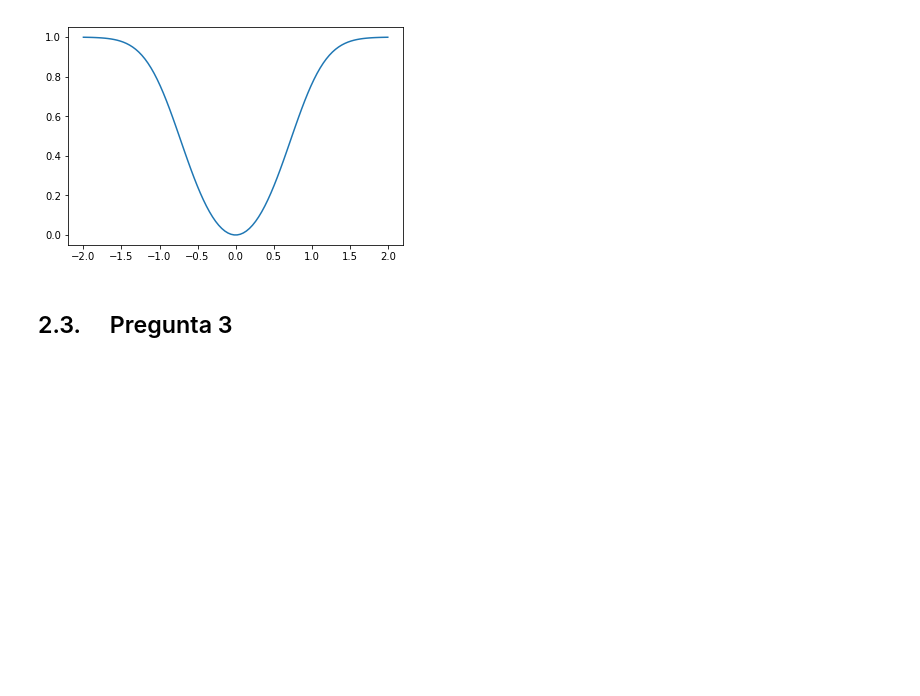
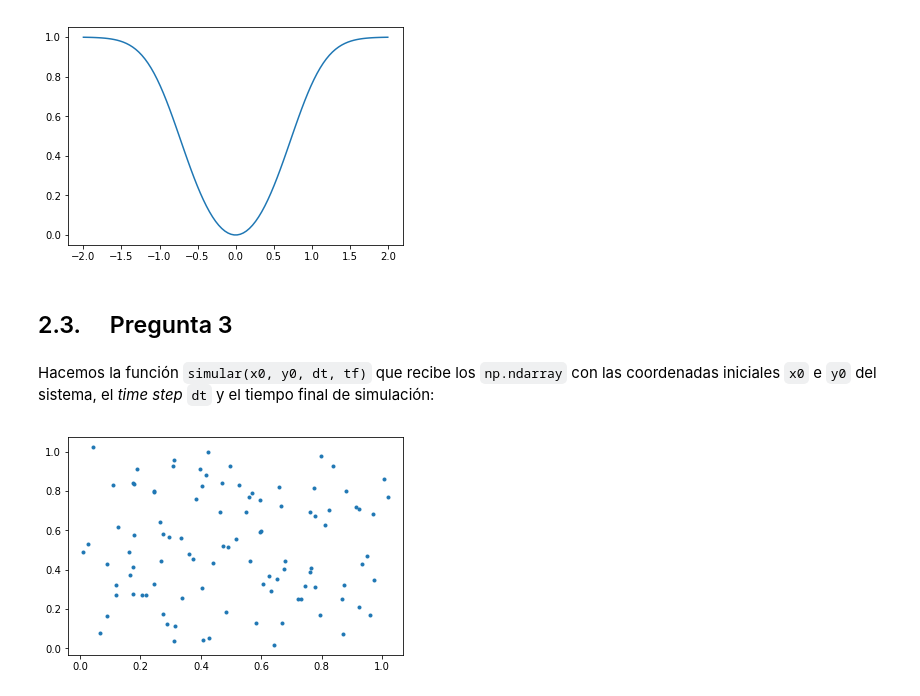
Before and after one commit to avberrio/programacion_cientifica, a Jupyter notebook: Actividades/Actividad 7/Activity 7.ipynb, the cells around one changed output. Cells and saved outputs as stored; diff of their text form; code cells hidden in the pictures; blank space fills up the shorter version.

```diff
--- a/Actividades/Actividad 7/Activity 7.ipynb
+++ b/Actividades/Actividad 7/Activity 7.ipynb
@@ -53,3 +57,20 @@ plt.show()
 [figure]
 # %% [markdown]
 ## 2.3. &nbsp;&nbsp;&nbsp; Pregunta 3
+# %% [markdown]
+Hacemos la función `simular(x0, y0, dt, tf)` que recibe los `np.ndarray` con las coordenadas iniciales `x0` e `y0` del sistema, el _time step_ `dt` y el tiempo final de simulación:
+# %%
+def simular(x0, y0, dt, tf):
+    xi = x0
+    yi = y0
+    for i in range(tf):
+        xi1 = xi + dt * np.tanh(xi ** 2 + yi ** 2)
+        yi1 = yi + dt * np.tanh(xi ** 2 + yi ** 2)
+        xi = xi1
+        yi = yi1
+    plt.plot(xi, yi, '.')
+    plt.show()
+# %%
+simular(x, y, 0.01, 4)
+# %% [output]
+[figure, added]
```
Also changed, not shown: parts of 5 cells of this notebook.
